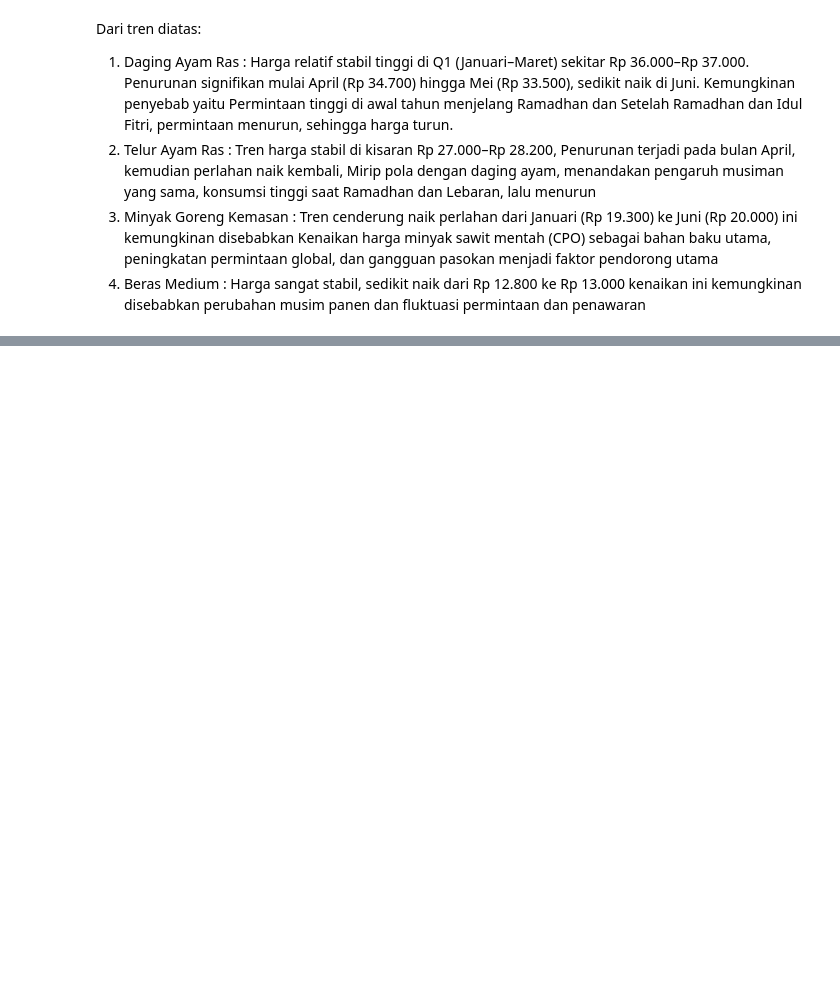
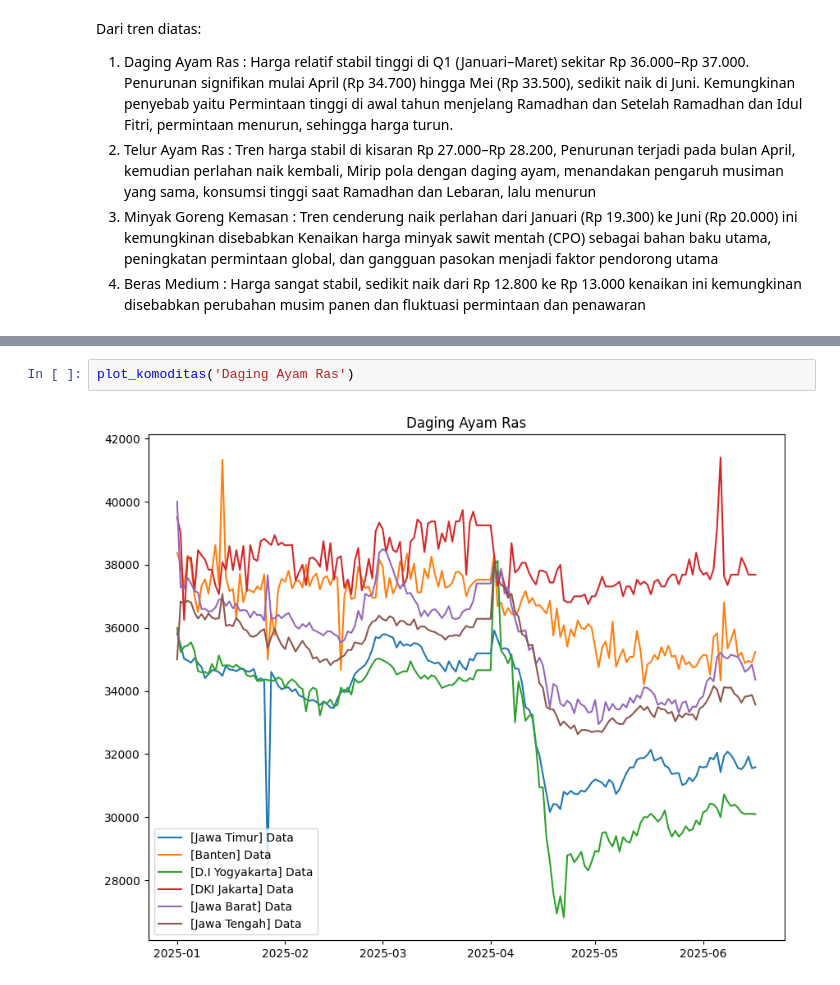
Before and after one commit to FTDS-assignment-bay/p2-final-project-ftds-042-rmt-group-001, a Jupyter notebook: Exploratory_Data_Analys.ipynb, the cells around one changed output, grey strips where cells are left out. Cells and saved outputs as stored; diff of their text form; blank space fills up the shorter version.

```diff
--- a/Exploratory_Data_Analys.ipynb
+++ b/Exploratory_Data_Analys.ipynb
@@ -215,0 +281,4 @@ Dari tren diatas:
+# %%
+plot_komoditas('Daging Ayam Ras')
+# %% [output]
+[figure, added]
```
Also changed, not shown: parts of 9 cells of this notebook.
